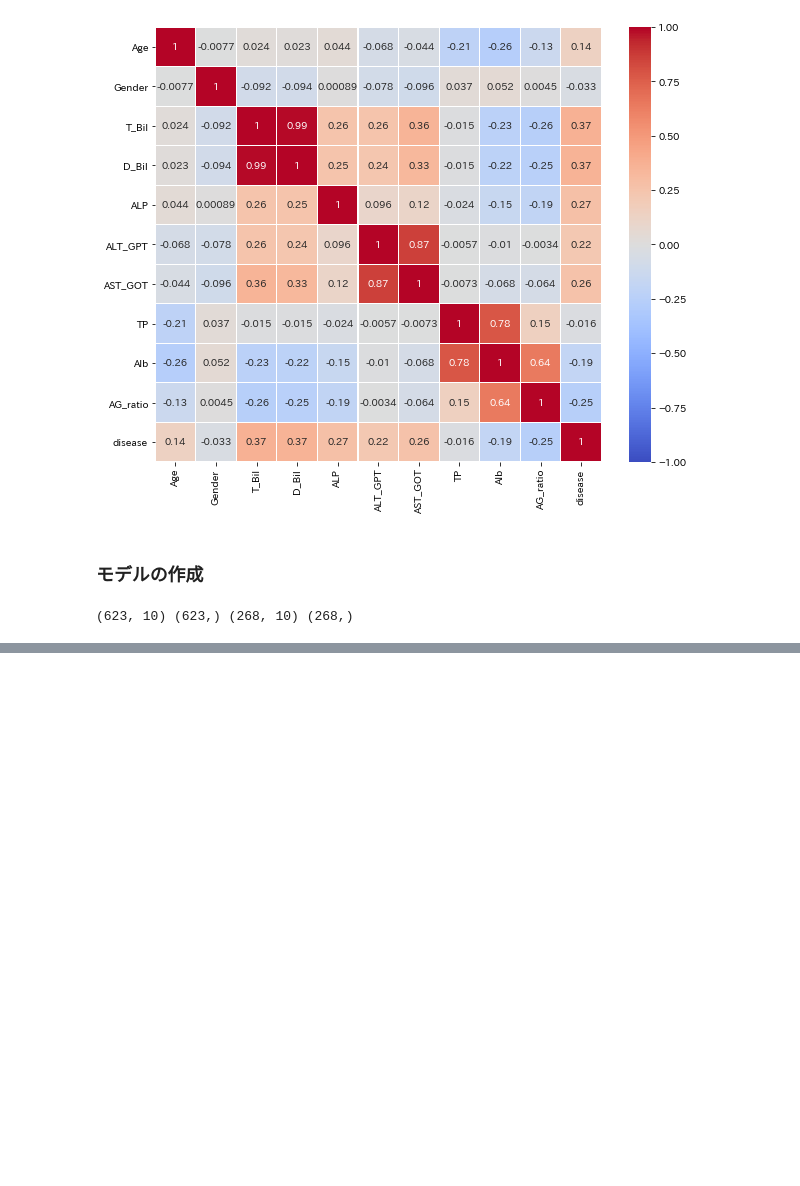
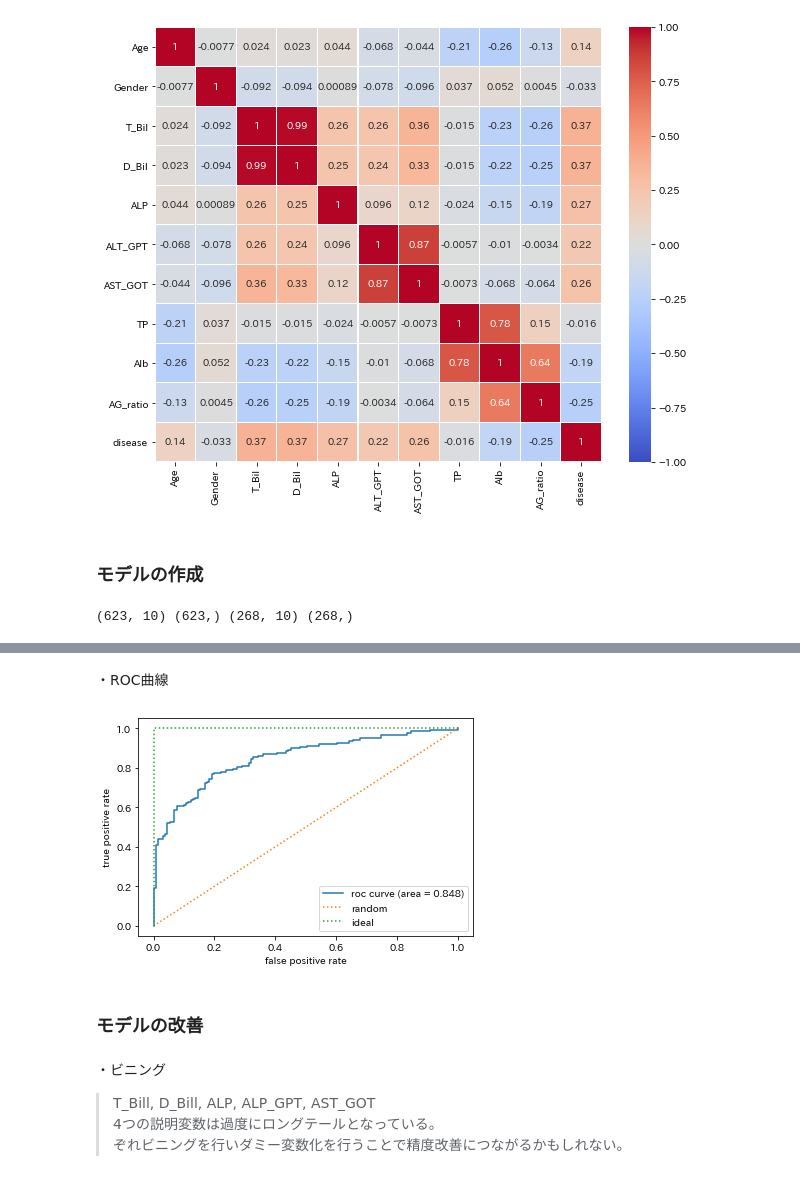
Before and after one commit to kotarott/signate_competition_02, a Jupyter notebook: kenshin_model_01.ipynb, the cells around one changed output, grey strips where cells are left out. Saved outputs shown, nothing was run; the diff lists cells and outputs as text; code cells hidden in the pictures; blank space fills up the shorter version.

```diff
--- a/kenshin_model_01.ipynb
+++ b/kenshin_model_01.ipynb
@@ -109,0 +156,23 @@ TypeError: 'list' object cannot be interpreted as an integer
+# %% [markdown]
+・ROC曲線
+# %%
+from sklearn.metrics import roc_auc_score, roc_curve
+auc_score = roc_auc_score(y_true=y_test, y_score=result_1)
+fpr, tpr, thresholds = roc_curve(y_true=y_test, y_score=result_1)
+# ROC曲線の描画
+plt.plot(fpr, tpr, label='roc curve (area = %0.3f)' % auc_score)
+plt.plot([0, 1], [0, 1], linestyle=':', label='random')
+plt.plot([0, 0, 1], [0, 1, 1], linestyle=':', label='ideal')
+plt.legend()
+plt.xlabel('false positive rate')
+plt.ylabel('true positive rate')
+plt.show()
+# %% [output]
+[figure, added]
+# %% [markdown]
+### モデルの改善
+# %% [markdown]
+・ビニング
+>T_Bill, D_Bill, ALP, ALP_GPT, AST_GOT
+4つの説明変数は過度にロングテールとなっている。
+ぞれビニングを行いダミー変数化を行うことで精度改善につながるかもしれない。
```
Also changed, not shown: parts of 8 cells of this notebook.
